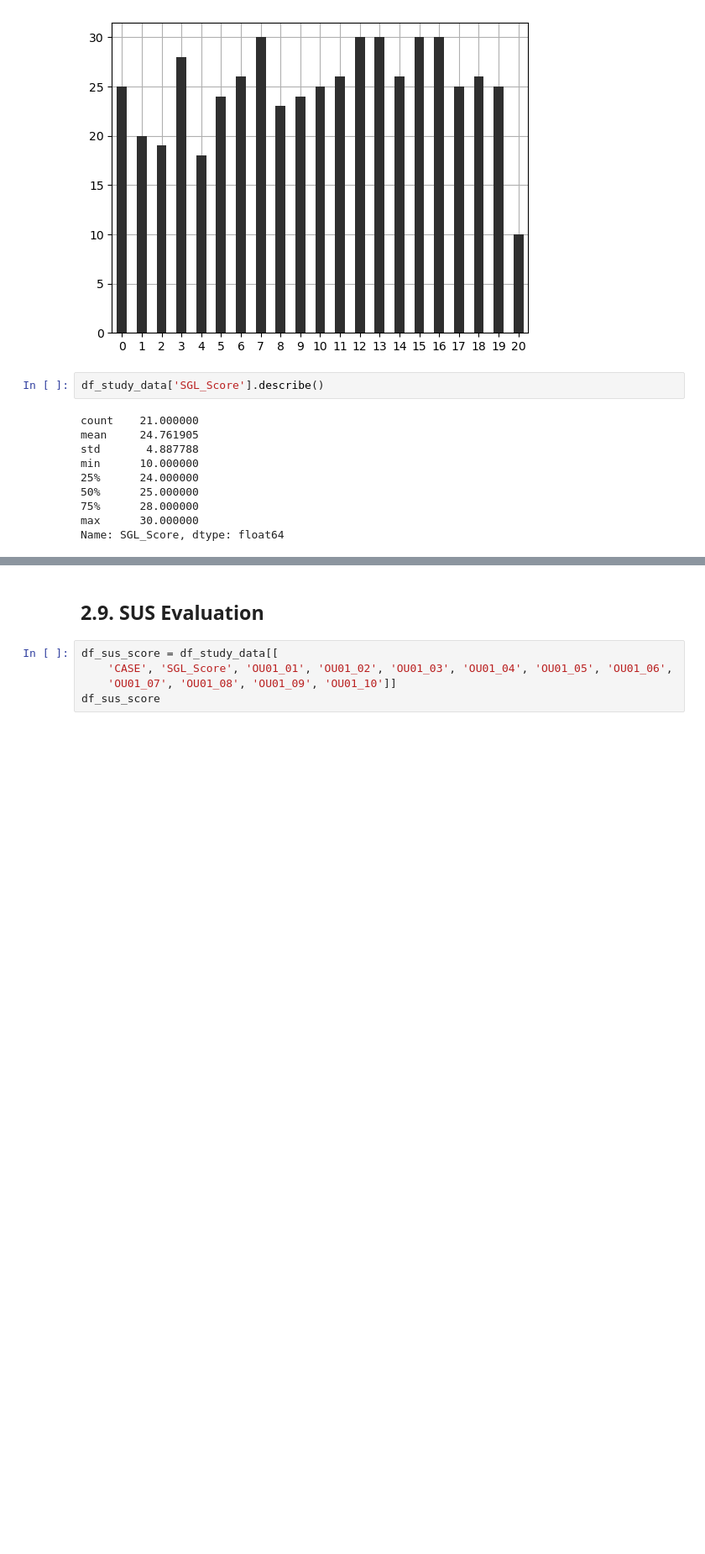
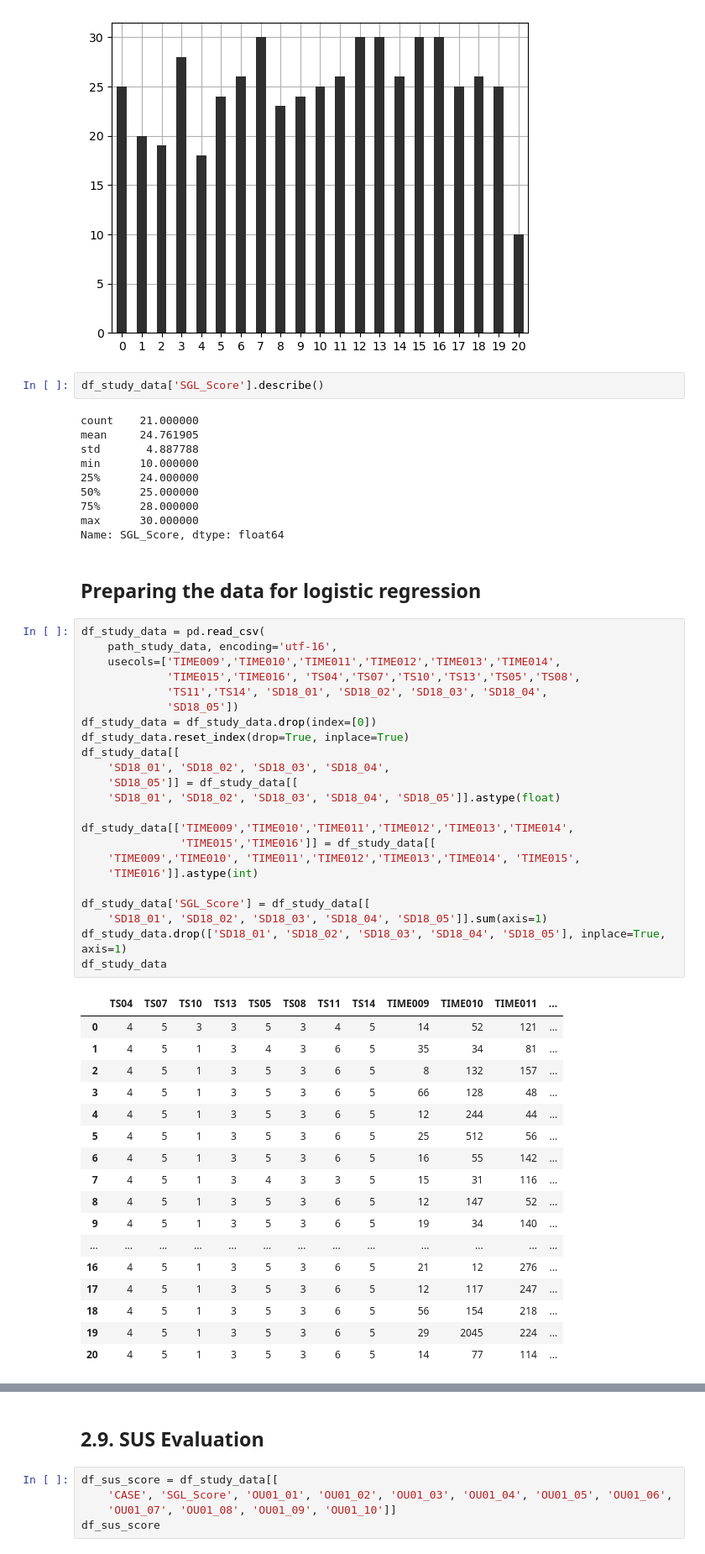
Before and after one commit to AAnzel/Polar-Diagrams-Dashboard, a Jupyter notebook: User_Study/src/User_Study_Main.ipynb, the cells around one changed output, grey strips where cells are left out. Shown at 84% size. Drawn from its saved outputs; the diff is of its cells as text; blank space fills up the shorter version.

```diff
--- a/User_Study/src/User_Study_Main.ipynb
+++ b/User_Study/src/User_Study_Main.ipynb
@@ -624,3 +629,46 @@ min      10.000000
 75%      28.000000
 max      30.000000
 Name: SGL_Score, dtype: float64
+# %% [markdown]
+## Preparing the data for logistic regression
+# %%
+df_study_data = pd.read_csv(
+    path_study_data, encoding='utf-16',
+    usecols=['TIME009','TIME010','TIME011','TIME012','TIME013','TIME014',
+             'TIME015','TIME016', 'TS04','TS07','TS10','TS13','TS05','TS08',
+             'TS11','TS14', 'SD18_01', 'SD18_02', 'SD18_03', 'SD18_04',
+             'SD18_05'])
+df_study_data = df_study_data.drop(index=[0])
+df_study_data.reset_index(drop=True, inplace=True)
+df_study_data[[
+    'SD18_01', 'SD18_02', 'SD18_03', 'SD18_04',
+    'SD18_05']] = df_study_data[[
+    'SD18_01', 'SD18_02', 'SD18_03', 'SD18_04', 'SD18_05']].astype(float)
+
+df_study_data[['TIME009','TIME010','TIME011','TIME012','TIME013','TIME014',
+               'TIME015','TIME016']] = df_study_data[[
+    'TIME009','TIME010', 'TIME011','TIME012','TIME013','TIME014', 'TIME015',
+    'TIME016']].astype(int)
+
+df_study_data['SGL_Score'] = df_study_data[[
+    'SD18_01', 'SD18_02', 'SD18_03', 'SD18_04', 'SD18_05']].sum(axis=1)
+df_study_data.drop(['SD18_01', 'SD18_02', 'SD18_03', 'SD18_04', 'SD18_05'], inplace=True, axis=1)
+df_study_data
+# %% [output]
+|  | TS04 | TS07 | TS10 | TS13 | TS05 | TS08 | TS11 | TS14 | TIME009 | TIME010 | TIME011 | ... |
+| 0 | 4 | 5 | 3 | 3 | 5 | 3 | 4 | 5 | 14 | 52 | 121 | ... |
+| 1 | 4 | 5 | 1 | 3 | 4 | 3 | 6 | 5 | 35 | 34 | 81 | ... |
+| 2 | 4 | 5 | 1 | 3 | 5 | 3 | 6 | 5 | 8 | 132 | 157 | ... |
+| 3 | 4 | 5 | 1 | 3 | 5 | 3 | 6 | 5 | 66 | 128 | 48 | ... |
+| 4 | 4 | 5 | 1 | 3 | 5 | 3 | 6 | 5 | 12 | 244 | 44 | ... |
+| 5 | 4 | 5 | 1 | 3 | 5 | 3 | 6 | 5 | 25 | 512 | 56 | ... |
+| 6 | 4 | 5 | 1 | 3 | 5 | 3 | 6 | 5 | 16 | 55 | 142 | ... |
+| 7 | 4 | 5 | 1 | 3 | 4 | 3 | 3 | 5 | 15 | 31 | 116 | ... |
+| 8 | 4 | 5 | 1 | 3 | 5 | 3 | 6 | 5 | 12 | 147 | 52 | ... |
+| 9 | 4 | 5 | 1 | 3 | 5 | 3 | 6 | 5 | 19 | 34 | 140 | ... |
+| ... | ... | ... | ... | ... | ... | ... | ... | ... | ... | ... | ... | ... |
+| 16 | 4 | 5 | 1 | 3 | 5 | 3 | 6 | 5 | 21 | 12 | 276 | ... |
+| 17 | 4 | 5 | 1 | 3 | 5 | 3 | 6 | 5 | 12 | 117 | 247 | ... |
+| 18 | 4 | 5 | 1 | 3 | 5 | 3 | 6 | 5 | 56 | 154 | 218 | ... |
+| 19 | 4 | 5 | 1 | 3 | 5 | 3 | 6 | 5 | 29 | 2045 | 224 | ... |
+| 20 | 4 | 5 | 1 | 3 | 5 | 3 | 6 | 5 | 14 | 77 | 114 | ... |
```
Also changed, not shown: parts of 35 cells of this notebook, 3 other files.
